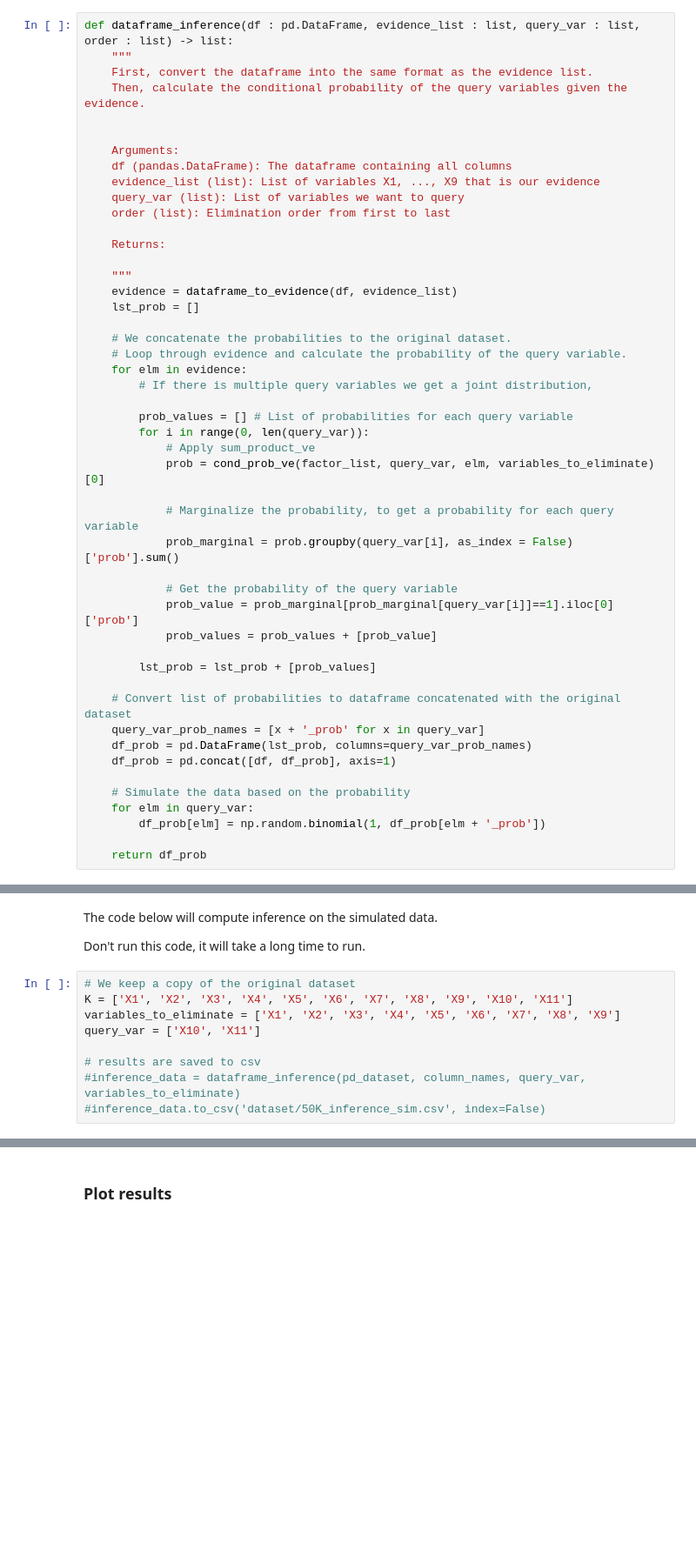
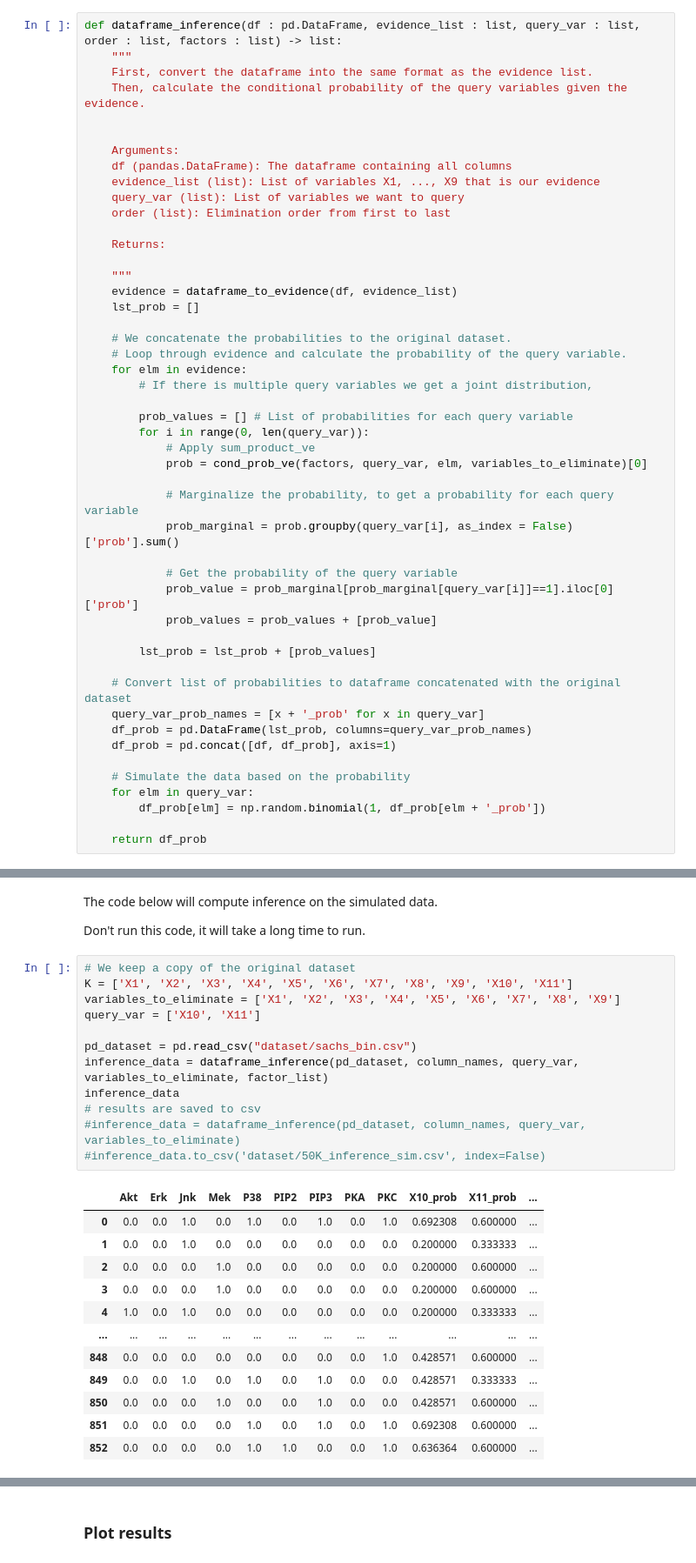
Before and after one commit to AblaZe42/MODCOM_PROJECT, a Jupyter notebook: part_ii.ipynb, the cells around one changed output, grey strips where cells are left out. Shown at 87% size. Cells and saved outputs as stored; diff of their text form; blank space fills up the shorter version.

```diff
--- a/part_ii.ipynb
+++ b/part_ii.ipynb
@@ -340,7 +360,7 @@ def dataframe_to_evidence(df : pd.DataFrame, pick : list) -> list:
 
     return evidence
 # %%
-def dataframe_inference(df : pd.DataFrame, evidence_list : list, query_var : list, order : list) -> list:
+def dataframe_inference(df : pd.DataFrame, evidence_list : list, query_var : list, order : list, factors : list) -> list:
     """
     First, convert the dataframe into the same format as the evidence list.
     Then, calculate the conditional probability of the query variables given the evidence.
@@ -366,7 +386,7 @@ def dataframe_inference(df : pd.DataFrame, evidence_list : list, query_var : lis
         prob_values = [] # List of probabilities for each query variable
         for i in range(0, len(query_var)):
             # Apply sum_product_ve
-            prob = cond_prob_ve(factor_list, query_var, elm, variables_to_eliminate)[0]
+            prob = cond_prob_ve(factors, query_var, elm, variables_to_eliminate)[0]
 
             # Marginalize the probability, to get a probability for each query variable
             prob_marginal = prob.groupby(query_var[i], as_index = False)['prob'].sum()
@@ -411,9 +431,25 @@ Don't run this code, it will take a long time to run.
 # %%
 # We keep a copy of the original dataset
 K = ['X1', 'X2', 'X3', 'X4', 'X5', 'X6', 'X7', 'X8', 'X9', 'X10', 'X11']
 variables_to_eliminate = ['X1', 'X2', 'X3', 'X4', 'X5', 'X6', 'X7', 'X8', 'X9']
 query_var = ['X10', 'X11']
 
+pd_dataset = pd.read_csv("dataset/sachs_bin.csv")
+inference_data = dataframe_inference(pd_dataset, column_names, query_var, variables_to_eliminate, factor_list)
+inference_data
 # results are saved to csv
 #inference_data = dataframe_inference(pd_dataset, column_names, query_var, variables_to_eliminate)
 #inference_data.to_csv('dataset/50K_inference_sim.csv', index=False)
+# %% [output]
+|  | Akt | Erk | Jnk | Mek | P38 | PIP2 | PIP3 | PKA | PKC | X10_prob | X11_prob | ... |
+| 0 | 0.0 | 0.0 | 1.0 | 0.0 | 1.0 | 0.0 | 1.0 | 0.0 | 1.0 | 0.692308 | 0.600000 | ... |
+| 1 | 0.0 | 0.0 | 1.0 | 0.0 | 0.0 | 0.0 | 0.0 | 0.0 | 0.0 | 0.200000 | 0.333333 | ... |
+| 2 | 0.0 | 0.0 | 0.0 | 1.0 | 0.0 | 0.0 | 0.0 | 0.0 | 0.0 | 0.200000 | 0.600000 | ... |
+| 3 | 0.0 | 0.0 | 0.0 | 1.0 | 0.0 | 0.0 | 0.0 | 0.0 | 0.0 | 0.200000 | 0.600000 | ... |
+| 4 | 1.0 | 0.0 | 1.0 | 0.0 | 0.0 | 0.0 | 0.0 | 0.0 | 0.0 | 0.200000 | 0.333333 | ... |
+| ... | ... | ... | ... | ... | ... | ... | ... | ... | ... | ... | ... | ... |
+| 848 | 0.0 | 0.0 | 0.0 | 0.0 | 0.0 | 0.0 | 0.0 | 0.0 | 1.0 | 0.428571 | 0.600000 | ... |
+| 849 | 0.0 | 0.0 | 1.0 | 0.0 | 1.0 | 0.0 | 1.0 | 0.0 | 0.0 | 0.428571 | 0.333333 | ... |
+| 850 | 0.0 | 0.0 | 0.0 | 1.0 | 0.0 | 0.0 | 1.0 | 0.0 | 0.0 | 0.428571 | 0.600000 | ... |
+| 851 | 0.0 | 0.0 | 0.0 | 0.0 | 1.0 | 0.0 | 1.0 | 0.0 | 1.0 | 0.692308 | 0.600000 | ... |
+| 852 | 0.0 | 0.0 | 0.0 | 0.0 | 1.0 | 1.0 | 0.0 | 0.0 | 1.0 | 0.636364 | 0.600000 | ... |
```
Also changed, not shown: parts of 14 cells of this notebook.
